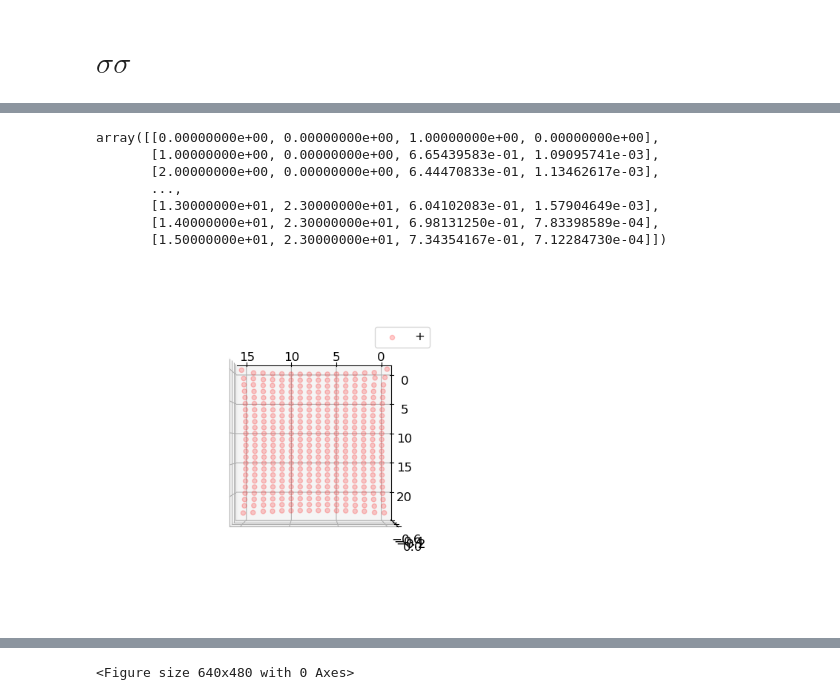
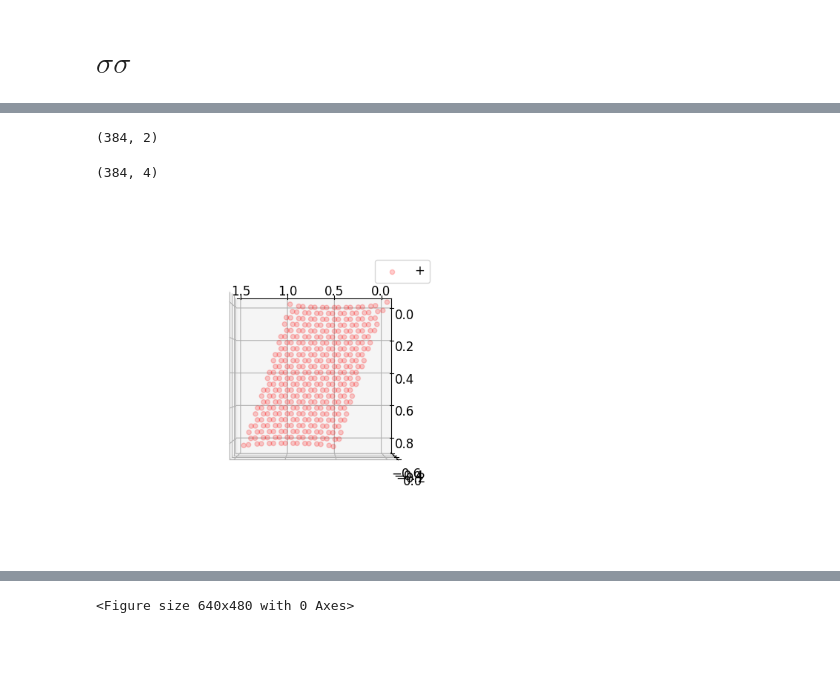
Before and after one commit to nobuyukimatsumoto68/hex, a Jupyter notebook: analysis_new2.ipynb, the cells around one changed output, grey strips where cells are left out. Cells and saved outputs as stored; diff of their text form; code cells hidden in the pictures; blank space fills up the shorter version.

```diff
--- a/analysis_new2.ipynb
+++ b/analysis_new2.ipynb
@@ -348,14 +353,14 @@ e1, e2, e3
 # %%
 # description="Lx"+str(Lx)+"Ly"+str(Ly)+"nu1"
 description="Lx"+str(Lx)+"Ly"+str(Ly)+"nu1tautil"+'{:.6f}'.format(tautil1)+"_"+'{:.6f}'.format(tautil2)
-directory1="./data_"+description+"/"
+directory1="mult"+str(mult)+"/data_"+description+"/"
 # %%
-ell_tri = np.loadtxt(description+"ell.dat", delimiter=",")
-kappa = np.loadtxt(description+"kappa.dat", delimiter=",")
-ellstar = np.loadtxt(description+"ellstar.dat", delimiter=",")
-e = np.loadtxt(description+"e.dat", delimiter=",")
-cosH = np.loadtxt(description+"cosH.dat", delimiter=",")
-beta = np.loadtxt(description+"beta.dat", delimiter=",")
+ell_tri = np.loadtxt("mult"+str(mult)+"/"+description+"ell.dat", delimiter=",")
+kappa = np.loadtxt("mult"+str(mult)+"/"+description+"kappa.dat", delimiter=",")
+ellstar = np.loadtxt("mult"+str(mult)+"/"+description+"ellstar.dat", delimiter=",")
+e = np.loadtxt("mult"+str(mult)+"/"+description+"e.dat", delimiter=",")
+cosH = np.loadtxt("mult"+str(mult)+"/"+description+"cosH.dat", delimiter=",")
+beta = np.loadtxt("mult"+str(mult)+"/"+description+"beta.dat", delimiter=",")
 # %%
 tanhBeta = np.tanh(beta)
 coshBeta = np.cosh(beta)
@@ -369,8 +374,10 @@ mat0 = np.array([
     [kappa[0]*e[0][1], kappa[1]*e[1][1], kappa[2]*e[2][1]]
 ])
 
-tilde_ell0 = np.linalg.inv(mat0)@np.array([0.0, 1.0, 0.0])
-tilde_ell1 = np.linalg.inv(mat0)@np.array([0.0, 0.0, 1.0])
+c=0.0
+
+tilde_ell0 = np.linalg.inv(mat0)@np.array([c, 1.0, 0.0])
+tilde_ell1 = np.linalg.inv(mat0)@np.array([c, 0.0, 1.0])
 
 tilde_ell_tmp = np.array([tilde_ell0, tilde_ell1]).T
 
@@ -607,49 +656,49 @@ tmp = np.array([[ [xx, yy, jkm[yy,xx], jke[yy,xx] ] for xx in range(shape[1])] f
 
 tmp2 = tmp.flatten()
 ss1=np.array(np.split(tmp2, tmp2.shape[0]/4))
+# %%
+XY = getSiteXY()
 # %%
-ss1
+XY.shape
 # %% [output]
-array([[0.00000000e+00, 0.00000000e+00, 1.00000000e+00, 0.00000000e+00],
-       [1.00000000e+00, 0.00000000e+00, 6.65439583e-01, 1.09095741e-03],
-       [2.00000000e+00, 0.00000000e+00, 6.44470833e-01, 1.13462617e-03],
-       ...,
-       [1.30000000e+01, 2.30000000e+01, 6.04102083e-01, 1.57904649e-03],
-       [1.40000000e+01, 2.30000000e+01, 6.98131250e-01, 7.83398589e-04],
-       [1.50000000e+01, 2.30000000e+01, 7.34354167e-01, 7.12284730e-04]])
+(384, 2)
+# %%
+ss1.shape
+# %% [output]
+(384, 4)
 # %%
 # plt.close()
 fig = plt.figure(figsize=plt.figaspect(0.5))
 
 #################
 
 ax = fig.add_subplot(121, projection='3d')
 ax.view_init(elev=90., azim=90)
 
-ax.scatter(ss1.T[0], ss1.T[1], np.log( ss1.T[2]), c='r', marker='o', label="+", alpha=0.2)
+ax.scatter(XY.T[0], XY.T[1], np.log( ss1.T[2]), c='r', marker='o', label="+", alpha=0.2)
 # ax.scatter(ss1.T[0], ss1.T[1], np.log(-ss1.T[2]), c='b', marker='o', label="-", alpha=0.2)
 ax.legend()
 
 plt.show()
 
 # #################
 
 # ax = fig.add_subplot(122, projection='3d')
 # ax.view_init(elev=90., azim=90)
 # ax.scatter(etaeta_analytic.T[0], etaeta_analytic.T[1],
 #            np.log(np.real(etaeta_analytic.T[2])), c='r', marker='o', label="+", alpha=0.2)
 # ax.scatter(etaeta_analytic.T[0], etaeta_analytic.T[1],
 #            np.log(np.real(-etaeta_analytic.T[2])), c='b', marker='o', label="-", alpha=0.2)
 # ax.set_zlim( -5, 5)
 
 # ax.legend()
 
 # #################
 
 # fig.tight_layout()
 # # plt.savefig('../plt/re_xixi_above.pdf',bbox_inches='tight')
 # %% [output]
-[figure, old version]
+[figure, new version]
 # %%
 alA = np.sign(e[0][1])*np.arccos(e[0][0])
 alB = np.sign(e[1][1])*np.arccos(e[1][0])
```
Also changed, not shown: parts of 65 cells of this notebook, 4 other files.
